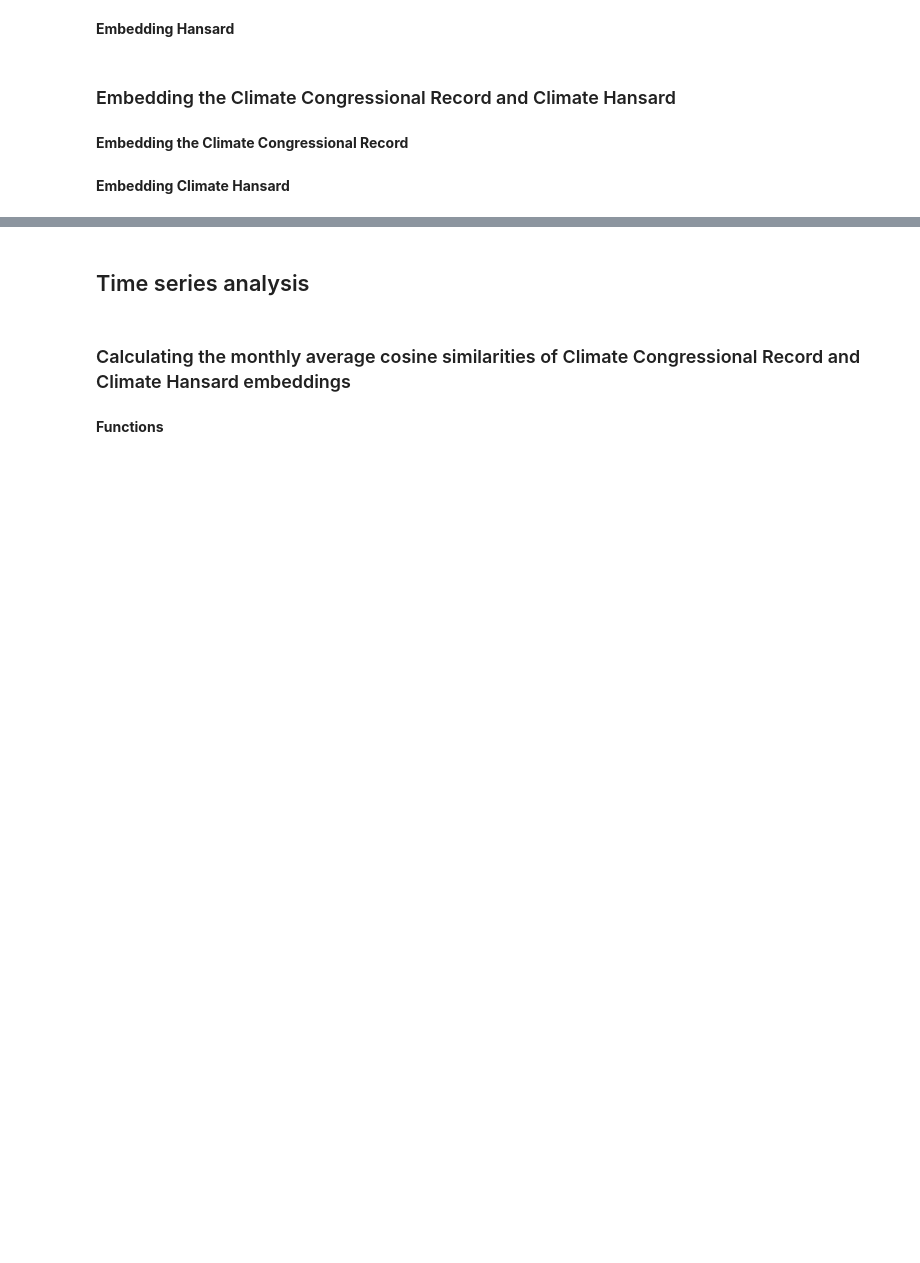
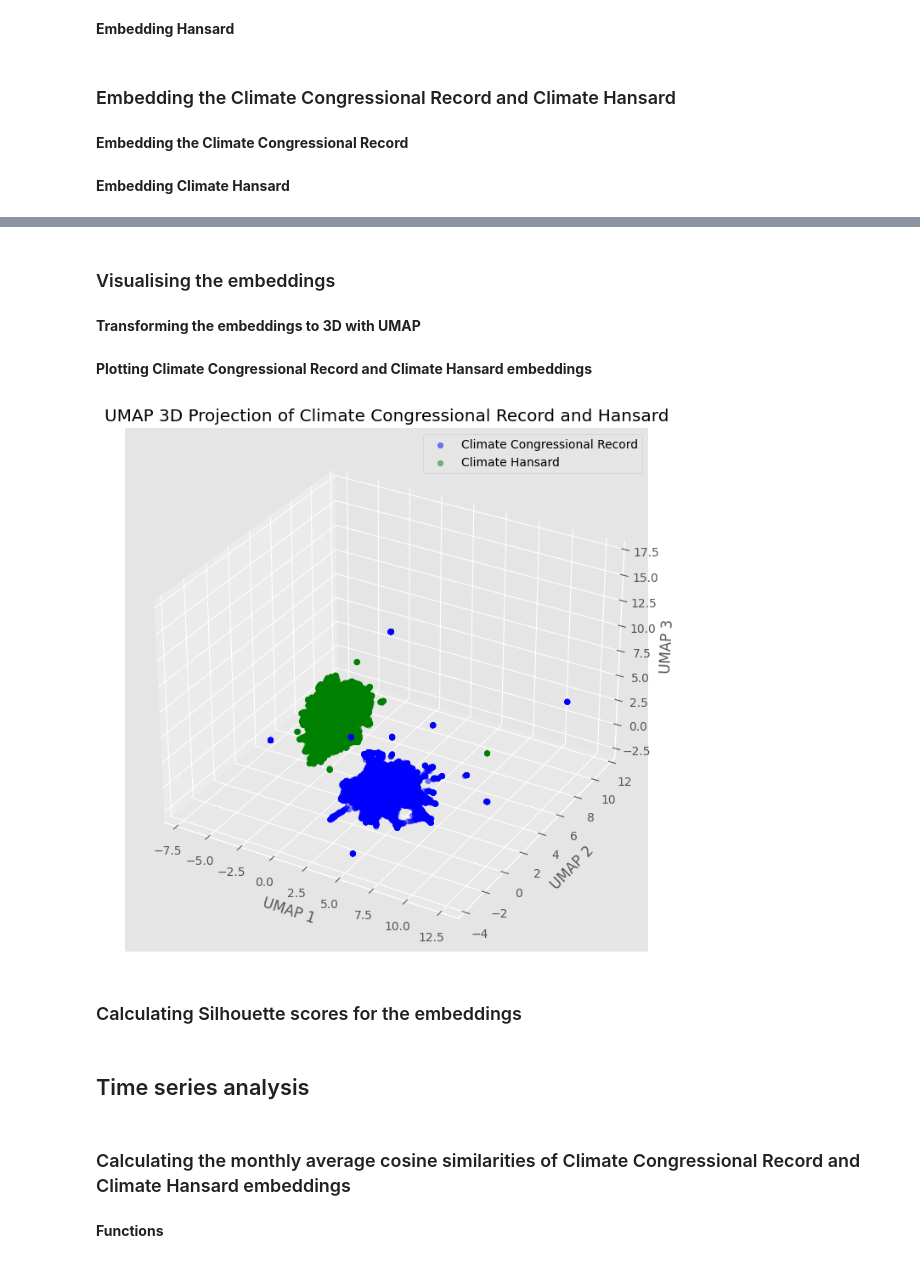
Before and after one commit to felixwallis/pir-dissertation, a Jupyter notebook: source/analysis/word_embeddings_analysis.ipynb, the cells around one changed output, grey strips where cells are left out. Cells and saved outputs as stored; diff of their text form; code cells hidden in the pictures; blank space fills up the shorter version.

Commit message:
work on visualising embeddings clusters

```diff
--- a/source/analysis/word_embeddings_analysis.ipynb
+++ b/source/analysis/word_embeddings_analysis.ipynb
@@ -139,0 +151,4 @@ del climate_hansard_embeddings
+# %% [markdown]
+### Visualising the embeddings
+# %% [markdown]
+**Transforming the embeddings to 3D with UMAP**
@@ -140,3 +167,47 @@ del climate_hansard_embeddings
+# %% [markdown]
+**Plotting Climate Congressional Record and Climate Hansard embeddings**
+# %%
+climate_congressional_record_embeddings = pd.read_parquet(
+    DATA_PATH + 'climate_congressional_record_embeddings.parquet')
+climate_hansard_embeddings = pd.read_parquet(
+    DATA_PATH + 'climate_hansard_embeddings.parquet')
+
+umap_climate_congressional_record_embeddings = np.array(
+    climate_congressional_record_embeddings['umap_embedding'].to_list())
+umap_climate_hansard_embeddings = np.array(
+    climate_hansard_embeddings['umap_embedding'].to_list())
+
+fig = plt.figure(figsize=(8, 8))
+ax = fig.add_subplot(111, projection='3d')
+
+ax.scatter(
+    umap_climate_congressional_record_embeddings[:, 0],
+    umap_climate_congressional_record_embeddings[:, 1],
+    umap_climate_congressional_record_embeddings[:, 2],
+    label='Climate Congressional Record',
+    color='blue',
+    alpha=0.5
+)
+
+ax.scatter(
+    umap_climate_hansard_embeddings[:, 0],
+    umap_climate_hansard_embeddings[:, 1],
+    umap_climate_hansard_embeddings[:, 2],
+    label='Climate Hansard',
+    color='green',
+    alpha=0.5
+)
+
+ax.set_xlabel('UMAP 1')
+ax.set_ylabel('UMAP 2')
+ax.set_zlabel('UMAP 3')
+ax.set_title('UMAP 3D Projection of Climate Congressional Record and Hansard')
+ax.legend()
+plt.show()
+# %% [output]
+[figure, added]
+# %% [markdown]
+### Calculating Silhouette scores for the embeddings
 # %% [markdown]
 ## Time series analysis
 # %%
```
Also changed, not shown: parts of 4 cells of this notebook.
